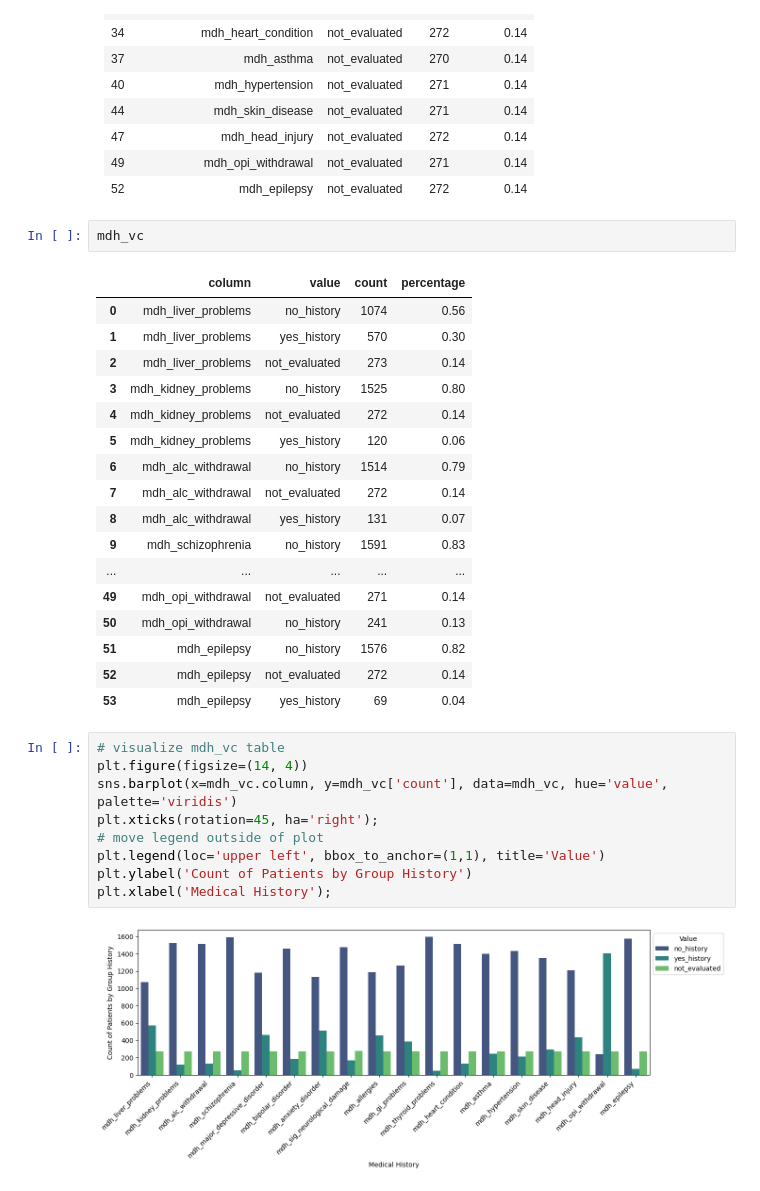
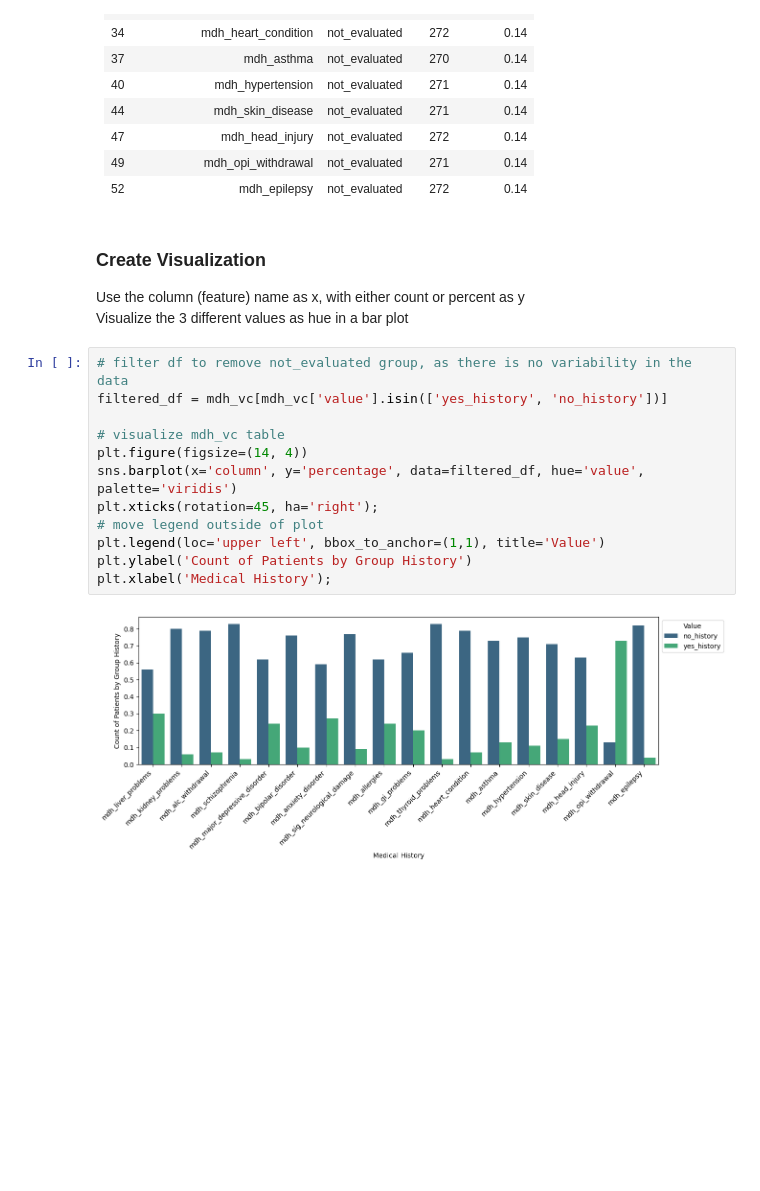
Before and after one commit to DanHerman212/precision_medicine, a Jupyter notebook: code/2_exploratory_analysis.ipynb, the cells around one changed output. Cells and saved outputs as stored; diff of their text form; blank space fills up the shorter version.

```diff
--- a/code/2_exploratory_analysis.ipynb
+++ b/code/2_exploratory_analysis.ipynb
@@ -604,34 +604,21 @@ not_evaluated
 | 47 | mdh_head_injury               | not_evaluated |     272 |         0.14 |
 | 49 | mdh_opi_withdrawal            | not_evaluated |     271 |         0.14 |
 | 52 | mdh_epilepsy                  | not_evaluated |     272 |         0.14 |
-# %%
-mdh_vc
-# %% [output]
-|  | column | value | count | percentage |
-| 0 | mdh_liver_problems | no_history | 1074 | 0.56 |
-| 1 | mdh_liver_problems | yes_history | 570 | 0.30 |
-| 2 | mdh_liver_problems | not_evaluated | 273 | 0.14 |
-| 3 | mdh_kidney_problems | no_history | 1525 | 0.80 |
-| 4 | mdh_kidney_problems | not_evaluated | 272 | 0.14 |
-| 5 | mdh_kidney_problems | yes_history | 120 | 0.06 |
-| 6 | mdh_alc_withdrawal | no_history | 1514 | 0.79 |
-| 7 | mdh_alc_withdrawal | not_evaluated | 272 | 0.14 |
-| 8 | mdh_alc_withdrawal | yes_history | 131 | 0.07 |
-| 9 | mdh_schizophrenia | no_history | 1591 | 0.83 |
-| ... | ... | ... | ... | ... |
-| 49 | mdh_opi_withdrawal | not_evaluated | 271 | 0.14 |
-| 50 | mdh_opi_withdrawal | no_history | 241 | 0.13 |
-| 51 | mdh_epilepsy | no_history | 1576 | 0.82 |
-| 52 | mdh_epilepsy | not_evaluated | 272 | 0.14 |
-| 53 | mdh_epilepsy | yes_history | 69 | 0.04 |
+# %% [markdown]
+### Create Visualization
+Use the column (feature) name as x, with either count or percent as y<br>
+Visualize the 3 different values as hue in a bar plot<br>
 # %%
+# filter df to remove not_evaluated group, as there is no variability in the data
+filtered_df = mdh_vc[mdh_vc['value'].isin(['yes_history', 'no_history'])]
+
 # visualize mdh_vc table
 plt.figure(figsize=(14, 4))
-sns.barplot(x=mdh_vc.column, y=mdh_vc['count'], data=mdh_vc, hue='value', palette='viridis')
+sns.barplot(x='column', y='percentage', data=filtered_df, hue='value', palette='viridis')
 plt.xticks(rotation=45, ha='right');
 # move legend outside of plot
 plt.legend(loc='upper left', bbox_to_anchor=(1,1), title='Value')
 plt.ylabel('Count of Patients by Group History')
 plt.xlabel('Medical History');
 # %% [output]
-[figure, old version]
+[figure, new version]
```
Also changed, not shown: parts of 2 cells of this notebook.
